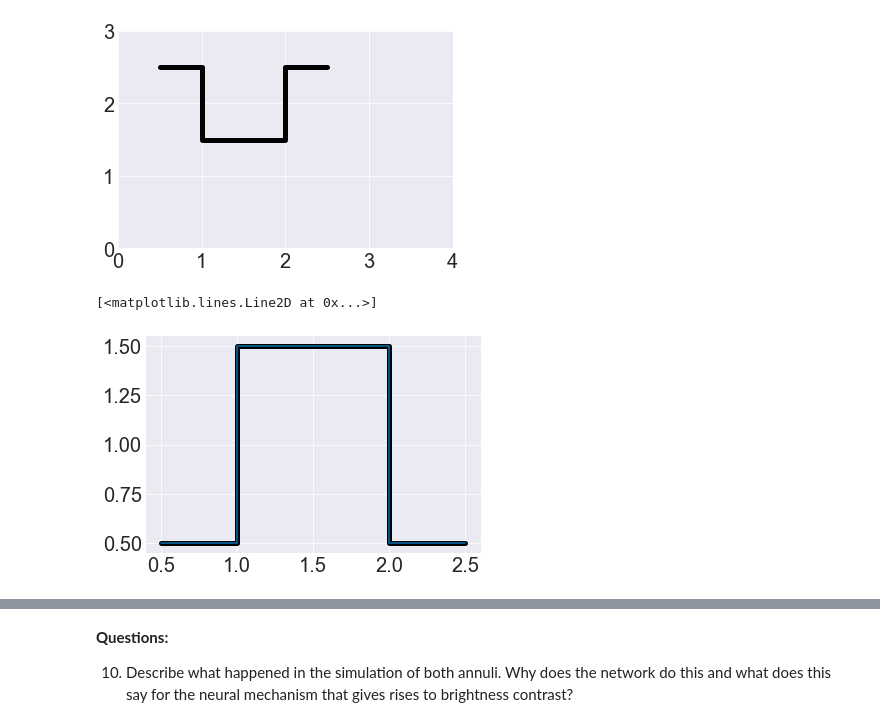
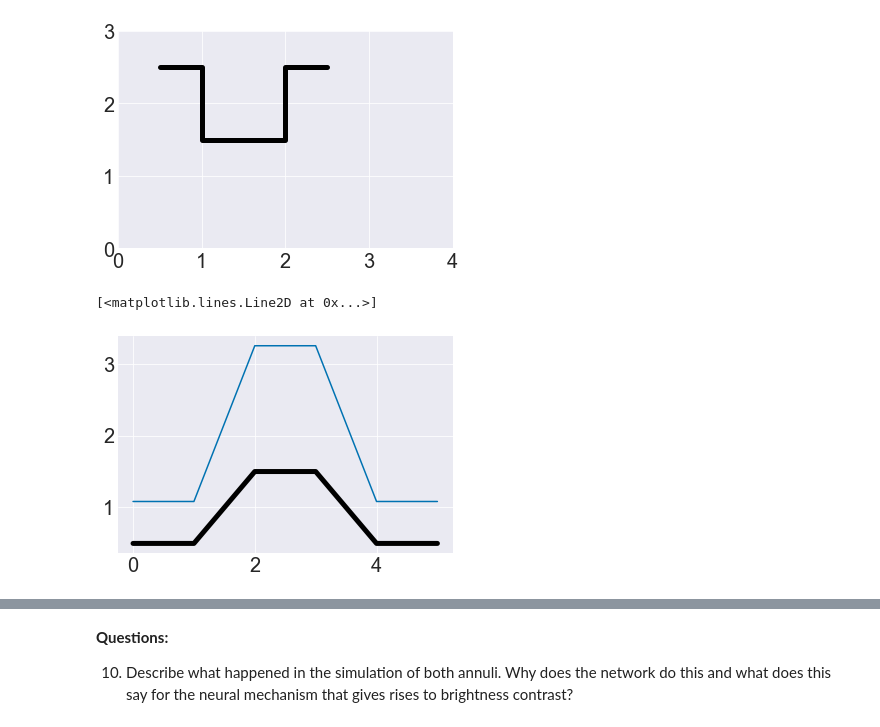
Before and after one commit to ejseal21/Computational-Neuroscience, a Jupyter notebook: Project3/CompNets.ipynb, the cells around one changed output, grey strips where cells are left out. Cells and saved outputs as stored; diff of their text form; code cells hidden in the pictures.

```diff
--- a/Project3/CompNets.ipynb
+++ b/Project3/CompNets.ipynb
@@ -321,13 +321,13 @@ plt.axis([0,4,0,3])
 (0.0, 4.0, 0.0, 3.0)
 [figure]
 # %%
-x = [.5,1,1,2,2,2.5]
-y = [.5,.5,1.5,1.5,.5,.5]
+x1 = [.5,1,1,2,2,2.5]
+y1 = [.5,.5,1.5,1.5,.5,.5]
 # %%
-net_acts = competitive_nets.lateral_inhibition(np.array(x), A=1, B =10, t_max = 3, dt = .001)
-plt.plot(x, y, c='black', lw="5")
-plt.plot(net_acts[-1],[.5,.5,1.5,1.5,.5,.5])
+net_acts = competitive_nets.lateral_inhibition(np.array(y1), A=1, B =13, t_max = 3, dt = .001)
+plt.plot(y1, c='black', lw="5")
+plt.plot(net_acts[-1])
 # %% [output]
 [<matplotlib.lines.Line2D at 0x...>]
-[figure, old version]
+[figure, new version]
 # %%
```
Also changed, not shown: parts of 4 cells of this notebook, 1 other file.
